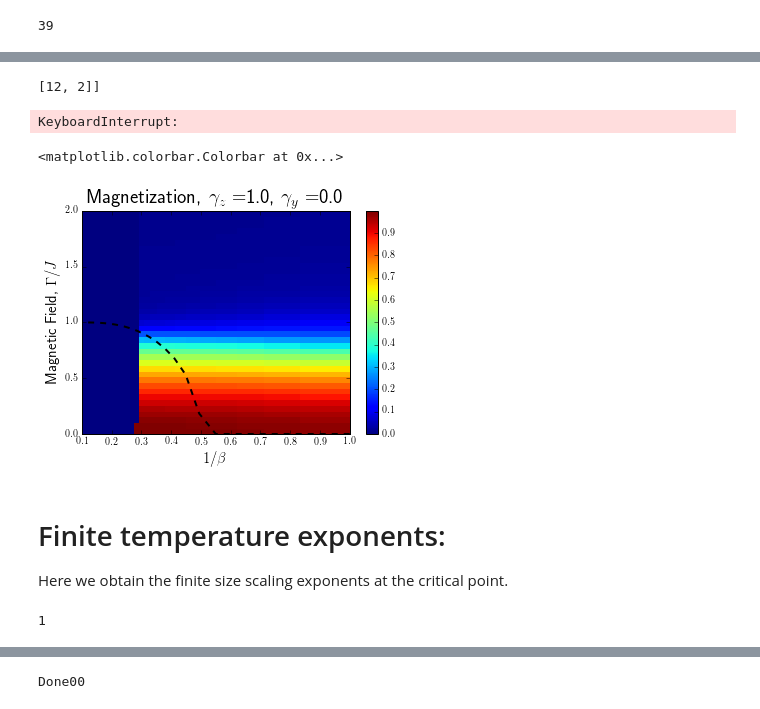
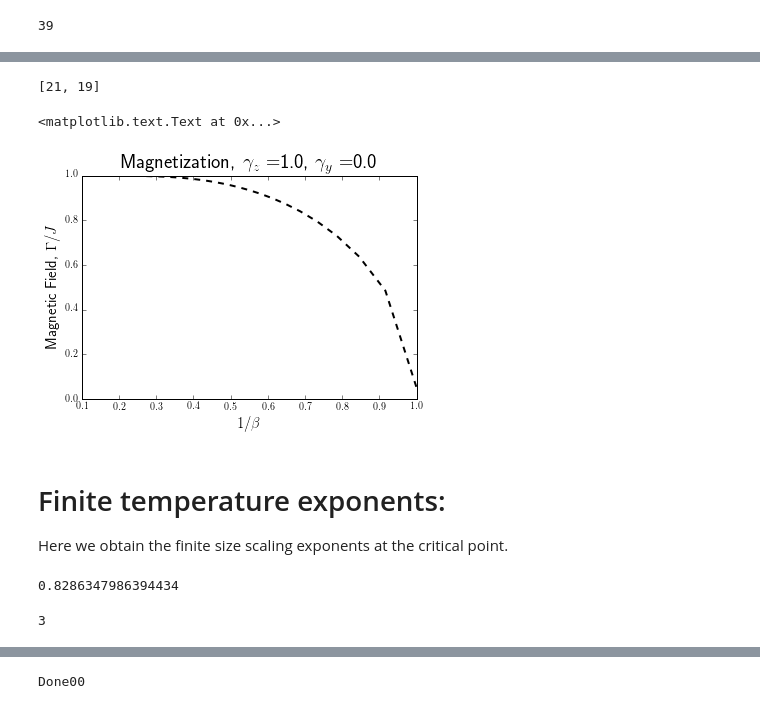
Before and after one commit to paraj003/LMG_quench, a Jupyter notebook: LMG_sim.ipynb, the cells around one changed output, grey strips where cells are left out. Drawn from its saved outputs; the diff is of its cells as text; code cells hidden in the pictures.

```diff
--- a/LMG_sim.ipynb
+++ b/LMG_sim.ipynb
@@ -661,14 +631,15 @@ KeyboardInterrupt:
 # %%
 #Finite temperature for very small temperature vs GState
-L=100 #Set system size.
-β=0
+L=50#Set system size.
+β=1/0.7
 Γarr=np.linspace(0.,2,40)
 GSmagzsqlist=np.zeros([np.size(Γarr),1])
 magsqβlist=np.zeros([np.size(Γarr),1])
 for p in range(np.size(Γarr)):
     print(p, end='\r', flush=True)
     paramvals=LMG.Ham_params(N=L,S=L/2,J=1,γz=1.,γy=0.,Γ=Γarr[p])
-    magsqβlist[p]=LMG.Finitetempmagnetizationϕ2(paramvals,β,1.,0.)
+    magsqβlist[p]=Finitetempmagnetizationϕ2(paramvals,β,1.,0.)
+    #print('mag='+str(magsqβlist[p]), end='\r', flush=True)
     #GS properties
     Ham=LMG.LMG_generateHam(paramvals)
     GSenergy,vec=spla.eigs(Ham,k=1,which="SR")
@@ -694,0 +662,18 @@ L=50 #Set system size.
+# %%
+#Plot as a function of temperature for a fixed Γ
+L=50#Set system size.
+Γ=0.5
+βarr=np.linspace(0.5,10,40)
+GSmagzsqlist=np.zeros([np.size(βarr),1])
+magsqβlist=np.zeros([np.size(βarr),1])
+for p in range(np.size(βarr)):
+    β=βarr[p]
+    print([p,β], end='\r', flush=True)
+    paramvals=LMG.Ham_params(N=L,S=L/2,J=1,γz=1.,γy=0.,Γ=Γ)
+    magsqβlist[p]=Finitetempmagnetizationϕ2(paramvals,β,1.,0.)
+    #print('mag='+str(magsqβlist[p]), end='\r', flush=True)
+    #GS properties
+    Ham=LMG.LMG_generateHam(paramvals)
+    GSenergy,vec=spla.eigs(Ham,k=1,which="SR")
+    GState=vec[:,0]
+    GSmagzsqlist[p]=LMG.magnetizationϕ2(GState,paramvals,1,0)
@@ -695,4 +694,7 @@ L=50 #Set system size.
 # %%
+L=50 #Set system size.
+βarr=np.linspace(1.,10,22)
+Γarr=np.linspace(0.,2,20)
 magsqβlist=np.zeros([np.size(Γarr),np.size(βarr)])
 for q in range(np.size(βarr)):
     β=βarr[q]
@@ -700,37 +702,37 @@ for q in range(np.size(βarr)):
         L=100
         print([q,p], end='\r', flush=True)
         paramvals=LMG.Ham_params(N=L,S=L/2,J=1,γz=1.,γy=0.,Γ=Γarr[p])
-        magsqβlist[p,q]=LMG.Finitetempmagnetizationϕ2(paramvals,β,1.,0.)
+        magsqβlist[p,q]=Finitetempmagnetizationϕ2(paramvals,β,1.,0.)
 # %% [output]
-[12, 2]]
+[21, 19]
-KeyboardInterrupt:
 # %%
 #analytical solution of the critical field
+βarr=np.linspace(1.001,10,100)
 def fun(Γ,*otherparams):
     β,γ,J=otherparams
-    return np.log((J*γ+Γ)/(J*γ-Γ))-Γ*β
+    return np.log((J*γ+Γ)/(J*γ-Γ))-2*Γ*β
 solarr=np.zeros(np.size(βarr))
 for q in range(np.size(βarr)):
     β1=βarr[q]
-    if β1>2:
+    if β1>1:
         otherparams=(β1,1.,1.) #(β,γ,J)
-        solarr[q] =OPT.bisect(fun,0.01,0.9999999,args=otherparams)
+        solarr[q] =OPT.bisect(fun,0.01,0.999999999999,args=otherparams)
 # %%
 plt.figure(figsize=(6,4))
 X,Y = np.meshgrid(1/βarr,Γarr)
 
-plt.pcolormesh(X,Y,magsqβlist)
+#\plt.pcolormesh(X,Y,magsqβlist)
 plt.plot(1/βarr,solarr,color="black",linestyle='dashed',linewidth=2)
 plt.title("Magnetization, $\\gamma_z=$"+str(paramvals.γz)+", $\\gamma_y=$"+str(paramvals.γy),fontsize=20)
 #
 #plt.axvline(criticalΓ,linestyle='dashed',color= 'black',label='Analytical $\\Gamma_c$',linewidth=2)
 
 plt.xlabel("$1/\\beta$",fontsize=15)
 plt.ylabel("Magnetic Field, $\\Gamma/J$",fontsize=15)
-plt.colorbar()
+#plt.colorbar()
 # %% [output]
-<matplotlib.colorbar.Colorbar at 0x...>
+<matplotlib.text.Text at 0x...>
-[figure, old version]
+[figure, new version]
 # %% [markdown]
 # Finite temperature exponents:
 Here we obtain the finite size scaling exponents at the critical point.
@@ -744,21 +746,23 @@ paramvals=LMG.Ham_params(N=L,S=L/2,J=1.,γz=1.,γy=0.,Γ=1)
 #analytical solution of the critical field
 def fun(Γ,*otherparams):
     β1,γ1,J1=otherparams
-    return np.log((J1*γ1+Γ)/(J1*γ1-Γ))-Γ*β1
-if β>2*paramvals.J*np.max([paramvals.γy,paramvals.γz]):
+    return np.log((J1*γ1+Γ)/(J1*γ1-Γ))-Γ*β1*2
+if β>paramvals.J*np.max([paramvals.γy,paramvals.γz]):
     otherparams=(β,1.,1.) #(β,γ,J)
     Γsol =OPT.bisect(fun,0.01,0.9999999,args=otherparams)
 else:
     print('No critical point')
+# %% [output]
+0.8286347986394434
 # %%
 magsqβarr=np.zeros(np.size(Larr))
 for p in range(np.size(Larr)):
     print(p, end='\r', flush=True)
     L=Larr[p]
     paramvals=LMG.Ham_params(N=L,S=L/2,J=1,γz=1.,γy=0.,Γ=Γsol)
-    magsqβarr[p]=LMG.Finitetempmagnetizationϕ2(paramvals,β,1.,0.)
+    magsqβarr[p]=Finitetempmagnetizationϕ2(paramvals,β,0.,1.)
 # %% [output]
-1
+3
 # %%
 #linear fit to data
 logy=np.log10(magsqβarr)
```
Also changed, not shown: parts of 25 cells of this notebook, 1 other file.
